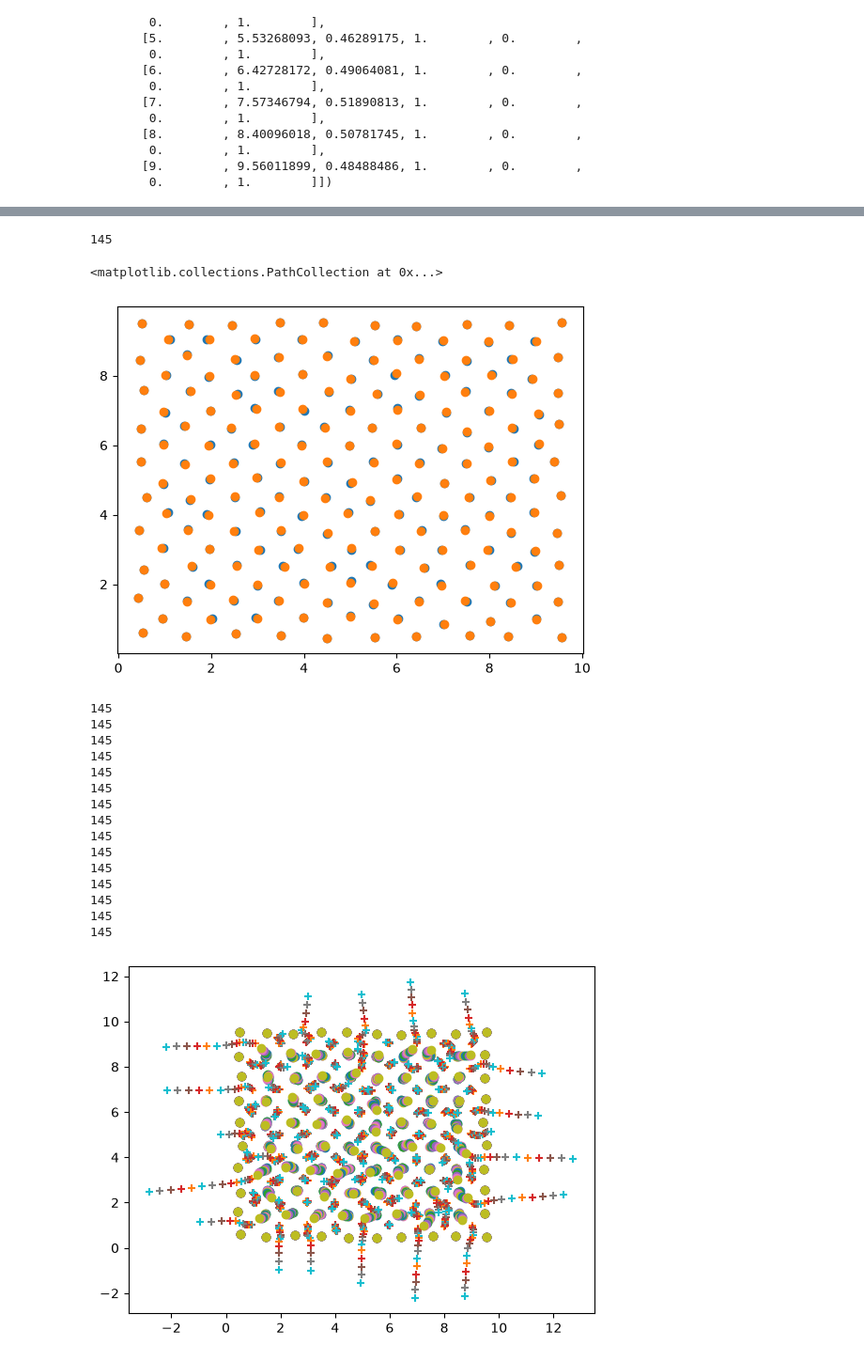
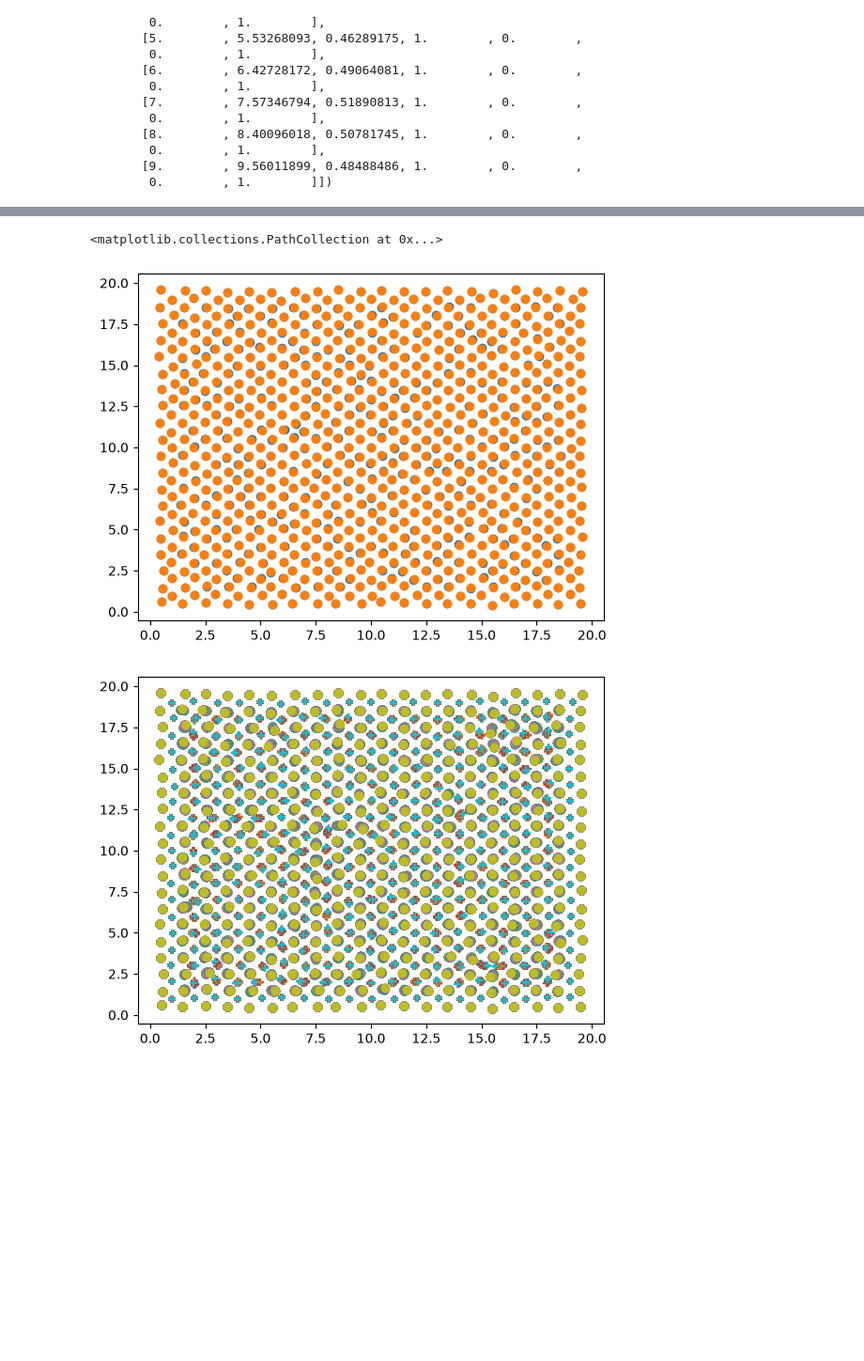
Before and after one commit to smazoyerdatascience/2D-Glass, a Jupyter notebook: basic_simulations.ipynb, the cells around one changed output, grey strips where cells are left out. Shown at 94% size. Saved outputs shown, nothing was run; the diff lists cells and outputs as text; code cells hidden in the pictures; blank space fills up the shorter version.

Commit message:
bigger sample with exclusions of big and small side particles

```diff
--- a/basic_simulations.ipynb
+++ b/basic_simulations.ipynb
@@ -9,7 +9,7 @@ from matplotlib import pyplot as plt
 # initialising parameters of the bidisperse mixture
 
 # number of particles
-nb_big_side = 10
+nb_big_side = 20
 nb_small_side = nb_big_side - 1
 nb_big = nb_big_side**2
 nb_small = nb_small_side**2
@@ -72,6 +72,11 @@ for j in range(nb_small_side): # columns generation
         coord[idx, 2] = pos_y
         coord[idx, 3] = 0
 
+        if (j == 0 or j == nb_small_side-1 or i == 0 or i == nb_small_side-1):
+            coord[idx, 6] = 1.
+        else:
+            coord[idx, 6] = 0.
+
         idx += 1
 
 
@@ -372,45 +379,29 @@ def all_partic_1step(coord = coord_1):
     return coord_2
 
 coord_2 = all_partic_1step()
-# %% [output]
-145
 # %%
 plt.scatter(x=coord_1[:,1], y=coord_1[:,2])
 plt.scatter(x=coord_2[:,1], y=coord_2[:,2])
 # %% [output]
 <matplotlib.collections.PathCollection at 0x...>
-[figure, old version]
+[figure, new version]
 # %%
-n_step = 15
+n_step = 100
+time_step = 0.05
 coord_1 = coord.copy()
 
 def marker_partic(x):
 
     return "o" if x == 1 else "+"
 
 for step in range(n_step):
     coord_1 = coord_2.copy()
     coord_2 = all_partic_1step(coord = coord_1)
 
     plt.scatter(x=coord_1[np.where(coord_1[:,3]==1),1], y=coord_1[np.where(coord_1[:,3]==1),2], marker="o")
     plt.scatter(x=coord_1[np.where(coord_1[:,3]==0),1], y=coord_1[np.where(coord_1[:,3]==0),2], marker="+")
 # %% [output]
-145
-145
-145
-145
-145
-145
-145
-145
-145
-145
-145
-145
-145
-145
-145
-[figure, old version]
+[figure, new version]
 # %%
 coord_1.shape
 # %% [output]
```
Also changed, not shown: parts of 17 cells of this notebook.
